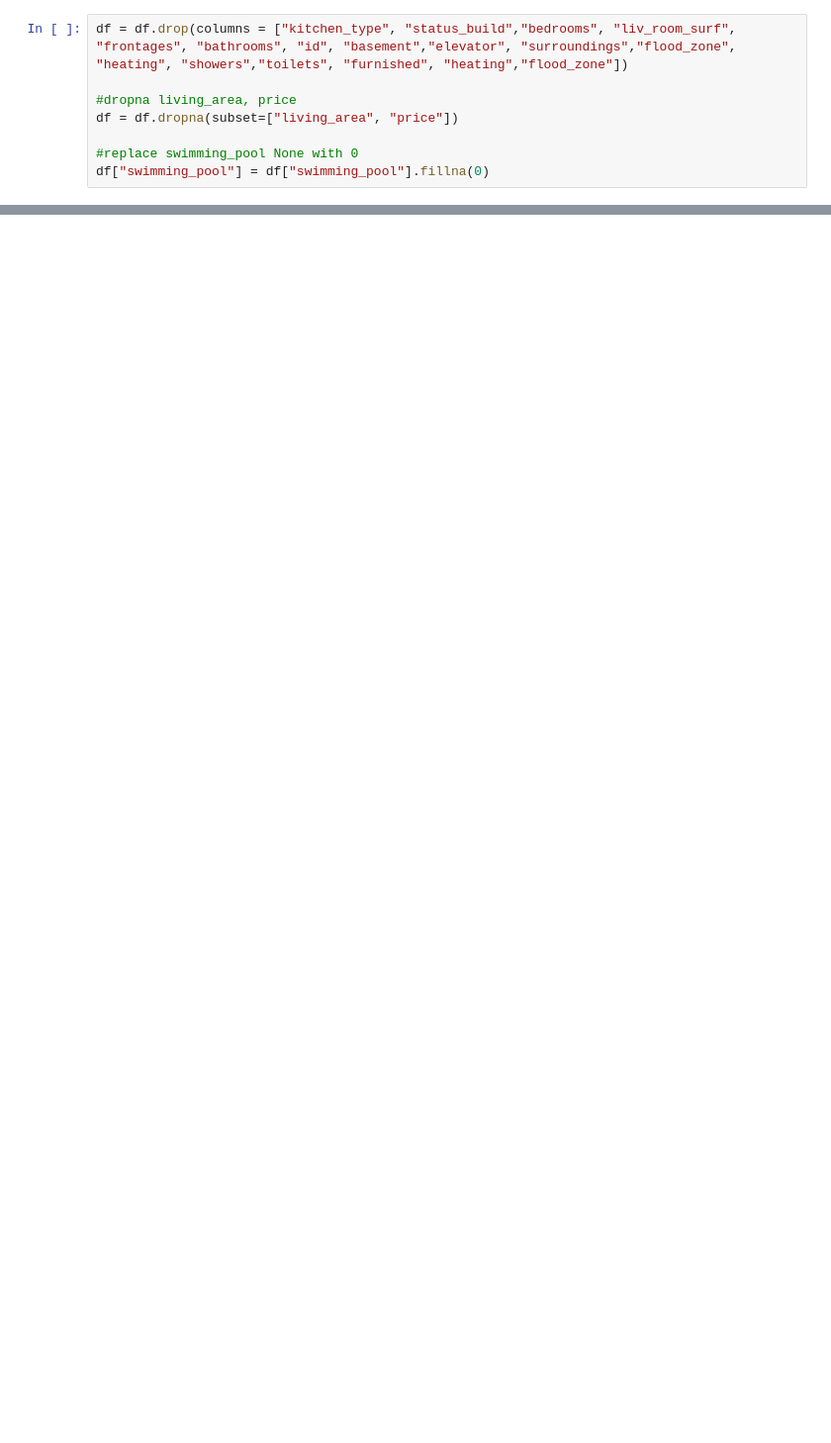
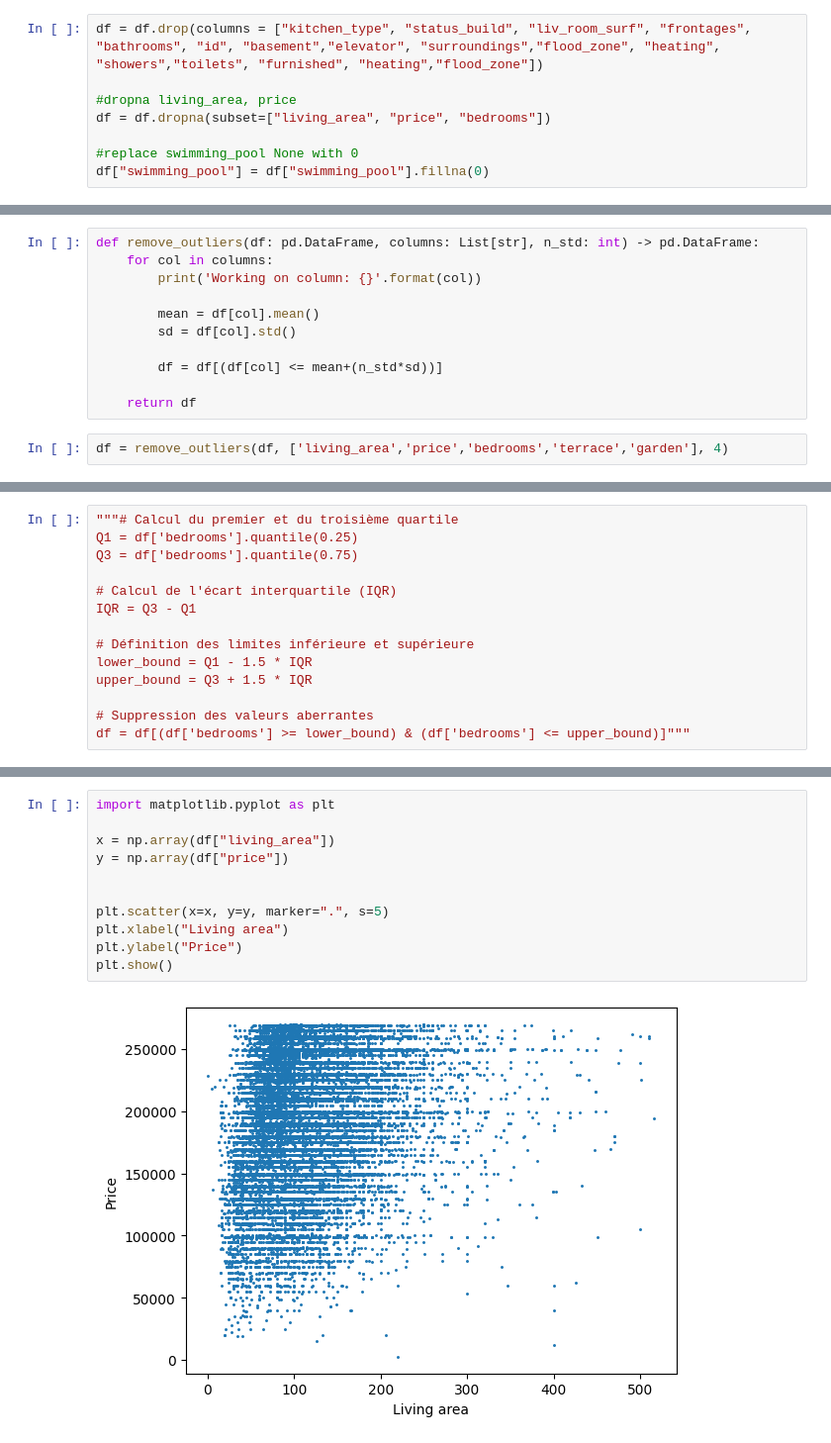
Before and after one commit to Ptiful/challenge-regression, a Jupyter notebook: src/melih_regressions.ipynb, the cells around one changed output, grey strips where cells are left out. Shown: that part at 99% size. Drawn from its saved outputs; the diff is of its cells as text; blank space fills up the shorter version.

```diff
--- a/src/melih_regressions.ipynb
+++ b/src/melih_regressions.ipynb
@@ -42,8 +82,8 @@ dtype: int64
 # %%
-df = df.drop(columns = ["kitchen_type", "status_build","bedrooms", "liv_room_surf", "frontages", "bathrooms", "id", "basement","elevator", "surroundings","flood_zone", "heating", "showers","toilets", "furnished", "heating","flood_zone"])
+df = df.drop(columns = ["kitchen_type", "status_build", "liv_room_surf", "frontages", "bathrooms", "id", "basement","elevator", "surroundings","flood_zone", "heating", "showers","toilets", "furnished", "heating","flood_zone"])
 
 #dropna living_area, price
-df = df.dropna(subset=["living_area", "price"])
+df = df.dropna(subset=["living_area", "price", "bedrooms"])
 
 #replace swimming_pool None with 0
 df["swimming_pool"] = df["swimming_pool"].fillna(0)
@@ -69,0 +111,13 @@ df.shape
+# %%
+def remove_outliers(df: pd.DataFrame, columns: List[str], n_std: int) -> pd.DataFrame:
+    for col in columns:
+        print('Working on column: {}'.format(col))
+
+        mean = df[col].mean()
+        sd = df[col].std()
+
+        df = df[(df[col] <= mean+(n_std*sd))]
+
+    return df
+# %%
+df = remove_outliers(df, ['living_area','price','bedrooms','terrace','garden'], 4)
@@ -119,0 +134,14 @@ No. of. categorical features:  4
+# %%
+"""# Calcul du premier et du troisième quartile
+Q1 = df['bedrooms'].quantile(0.25)
+Q3 = df['bedrooms'].quantile(0.75)
+
+# Calcul de l'écart interquartile (IQR)
+IQR = Q3 - Q1
+
+# Définition des limites inférieure et supérieure
+lower_bound = Q1 - 1.5 * IQR
+upper_bound = Q3 + 1.5 * IQR
+
+# Suppression des valeurs aberrantes
+df = df[(df['bedrooms'] >= lower_bound) & (df['bedrooms'] <= upper_bound)]"""
@@ -119,0 +167,13 @@ No. of. categorical features:  4
+# %%
+import matplotlib.pyplot as plt
+
+x = np.array(df["living_area"])
+y = np.array(df["price"])
+
+
+plt.scatter(x=x, y=y, marker=".", s=5)
+plt.xlabel("Living area")
+plt.ylabel("Price")
+plt.show()
+# %% [output]
+[figure, added]
```
Also changed, not shown: parts of 17 cells of this notebook, 1 other file.
